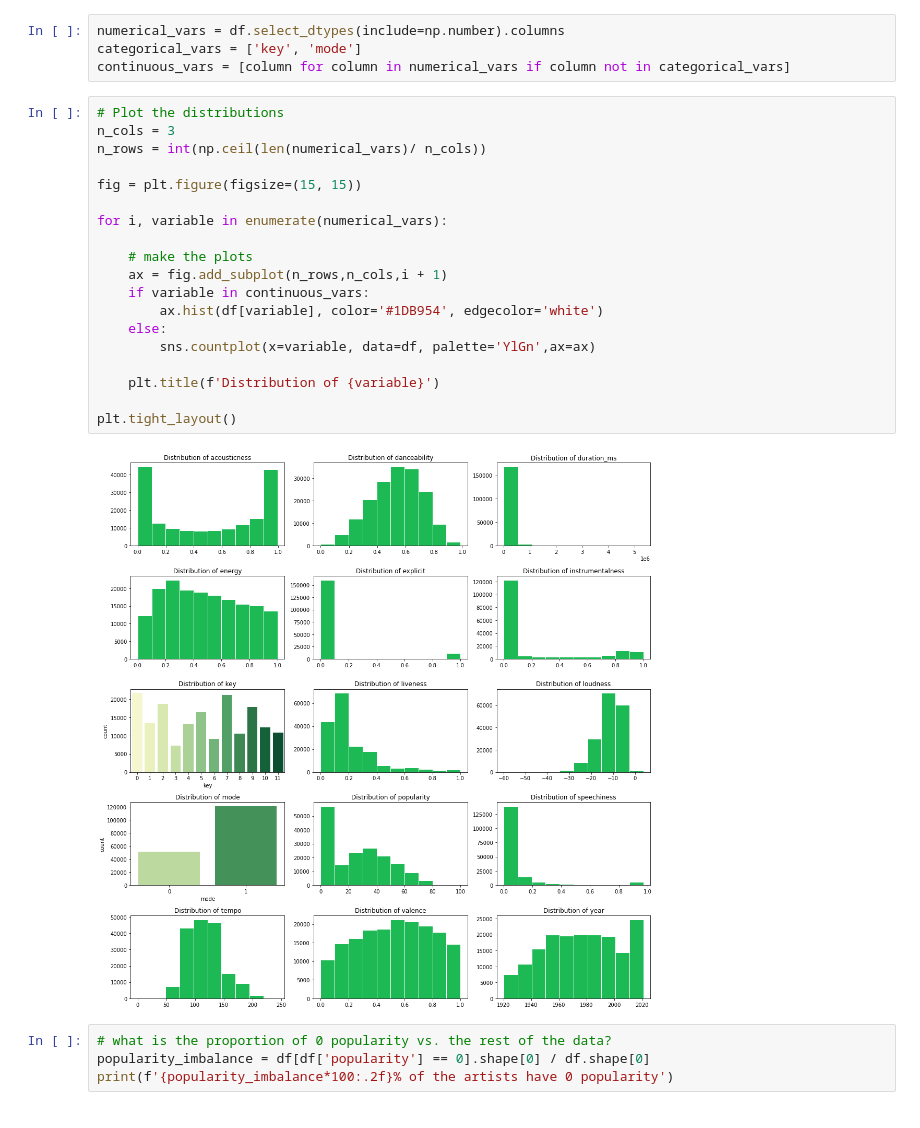
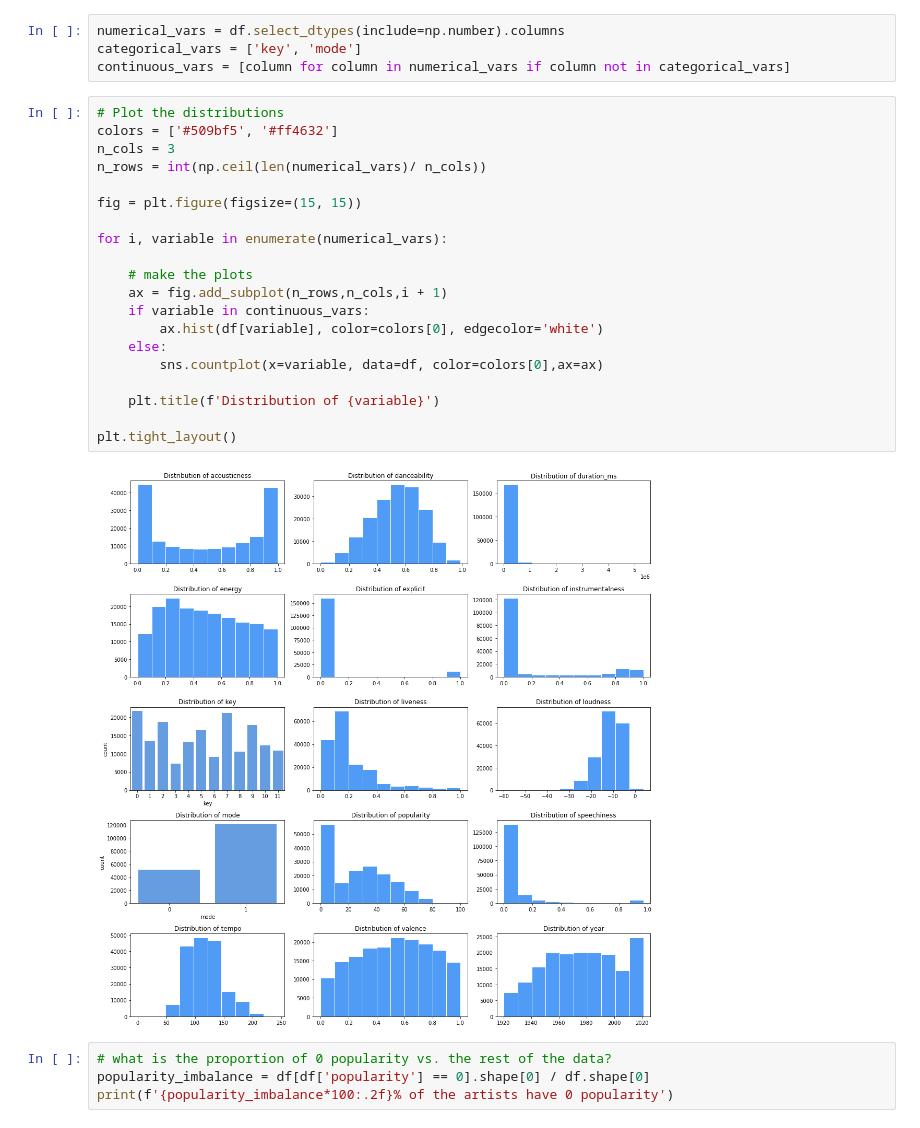
Before and after one commit to AntoniaVillarino/spotify, a Jupyter notebook: predict_popularity.ipynb, the cells around one changed output. Drawn from its saved outputs; the diff is of its cells as text.

```diff
--- a/predict_popularity.ipynb
+++ b/predict_popularity.ipynb
@@ -71,25 +71,26 @@ categorical_vars = ['key', 'mode']
 continuous_vars = [column for column in numerical_vars if column not in categorical_vars]
 # %%
 # Plot the distributions
+colors = ['#509bf5', '#ff4632']
 n_cols = 3
 n_rows = int(np.ceil(len(numerical_vars)/ n_cols))
 
 fig = plt.figure(figsize=(15, 15))
 
 for i, variable in enumerate(numerical_vars):
 
     # make the plots
     ax = fig.add_subplot(n_rows,n_cols,i + 1)
     if variable in continuous_vars:
-        ax.hist(df[variable], color='#1DB954', edgecolor='white')
+        ax.hist(df[variable], color=colors[0], edgecolor='white')
     else:
-        sns.countplot(x=variable, data=df, palette='YlGn',ax=ax)
+        sns.countplot(x=variable, data=df, color=colors[0],ax=ax)
 
     plt.title(f'Distribution of {variable}')
 
 plt.tight_layout()
 # %% [output]
-[figure, old version]
+[figure, new version]
 # %%
 # what is the proportion of 0 popularity vs. the rest of the data?
 popularity_imbalance = df[df['popularity'] == 0].shape[0] / df.shape[0]
```
Also changed, not shown: parts of 37 cells of this notebook.
